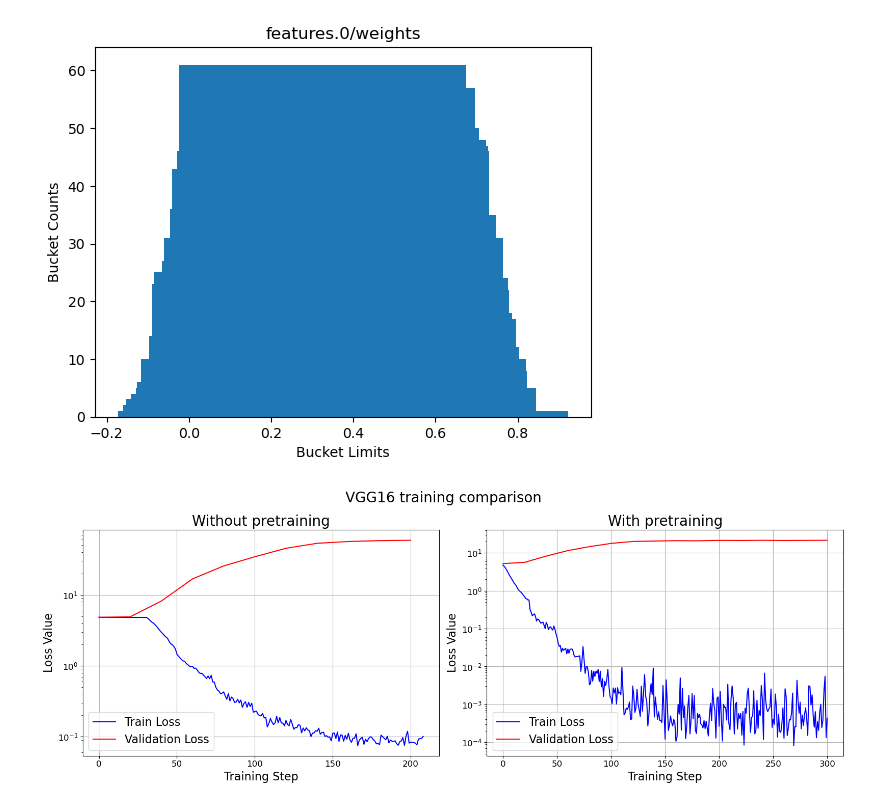
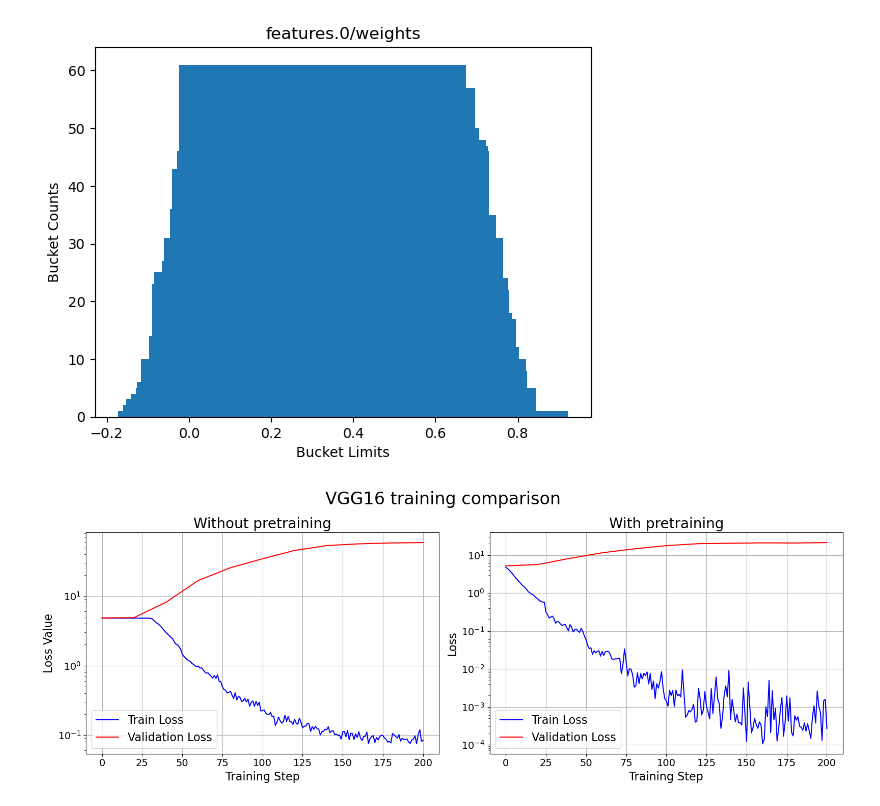
Before and after one commit to zebleck/Brain-Tumour-Analysis, a Jupyter notebook: Tensorboard_runs_analysis.ipynb, the cells around one changed output. Saved outputs shown, nothing was run; the diff lists cells and outputs as text; code cells hidden in the pictures.

Commit message:
plots, new env yml

```diff
--- a/Tensorboard_runs_analysis.ipynb
+++ b/Tensorboard_runs_analysis.ipynb
@@ -65,35 +71,35 @@ val_loss_7 = pd.read_csv('finetuning/runs/train_run_7_pretraining/val_loss.csv')
 train_loss_6 = train_loss_6[train_loss_6["Step"] <= 200]
 val_loss_6 = val_loss_6[val_loss_6["Step"] <= 200]
 train_loss_7 = train_loss_7[train_loss_7["Step"] <= 200]
 val_loss_7 = val_loss_7[val_loss_7["Step"] <= 200]
 
 # Create parent figure with two subplots
 fig, axes = plt.subplots(1, 2, figsize=(16, 6))
 
 # Plot for train_run_6_no_pretraining
 axes[0].plot(train_loss_6["Step"], train_loss_6["Value"], color='blue', label='Train Loss')
 axes[0].plot(val_loss_6["Step"], val_loss_6["Value"], color='red', label='Validation Loss')
 axes[0].set_title("Without pretraining", fontsize=20)
 axes[0].set_xlabel("Training Step", fontsize=16)
 axes[0].set_ylabel("Loss Value", fontsize=16)
-axes[0].tick_params(labelsize=12)
+axes[0].tick_params(labelsize=14)
 axes[0].grid(True)
 axes[0].set_yscale('log')
 axes[0].legend(fontsize=16)
 
 # Plot for train_run_7_pretraining
 axes[1].plot(train_loss_7["Step"], train_loss_7["Value"], color='blue', label='Train Loss')
 axes[1].plot(val_loss_7["Step"], val_loss_7["Value"], color='red', label='Validation Loss')
 axes[1].set_title("With pretraining", fontsize=20)
 axes[1].set_xlabel("Training Step", fontsize=16)
-axes[1].set_ylabel("Loss Value", fontsize=16)
-axes[1].tick_params(labelsize=12)
+axes[1].set_ylabel("Loss", fontsize=16)
+axes[1].tick_params(labelsize=14)
 axes[1].grid(True)
 axes[1].set_yscale('log')
 axes[1].legend(fontsize=16)
 
-plt.suptitle("VGG16 training comparison", fontsize=20)
+plt.suptitle("VGG16 training comparison", fontsize=24)
 plt.tight_layout()
 plt.show()
 # %% [output]
-[figure, old version]
+[figure, new version]
```
Also changed, not shown: parts of 1 cell of this notebook, 9 other files.
